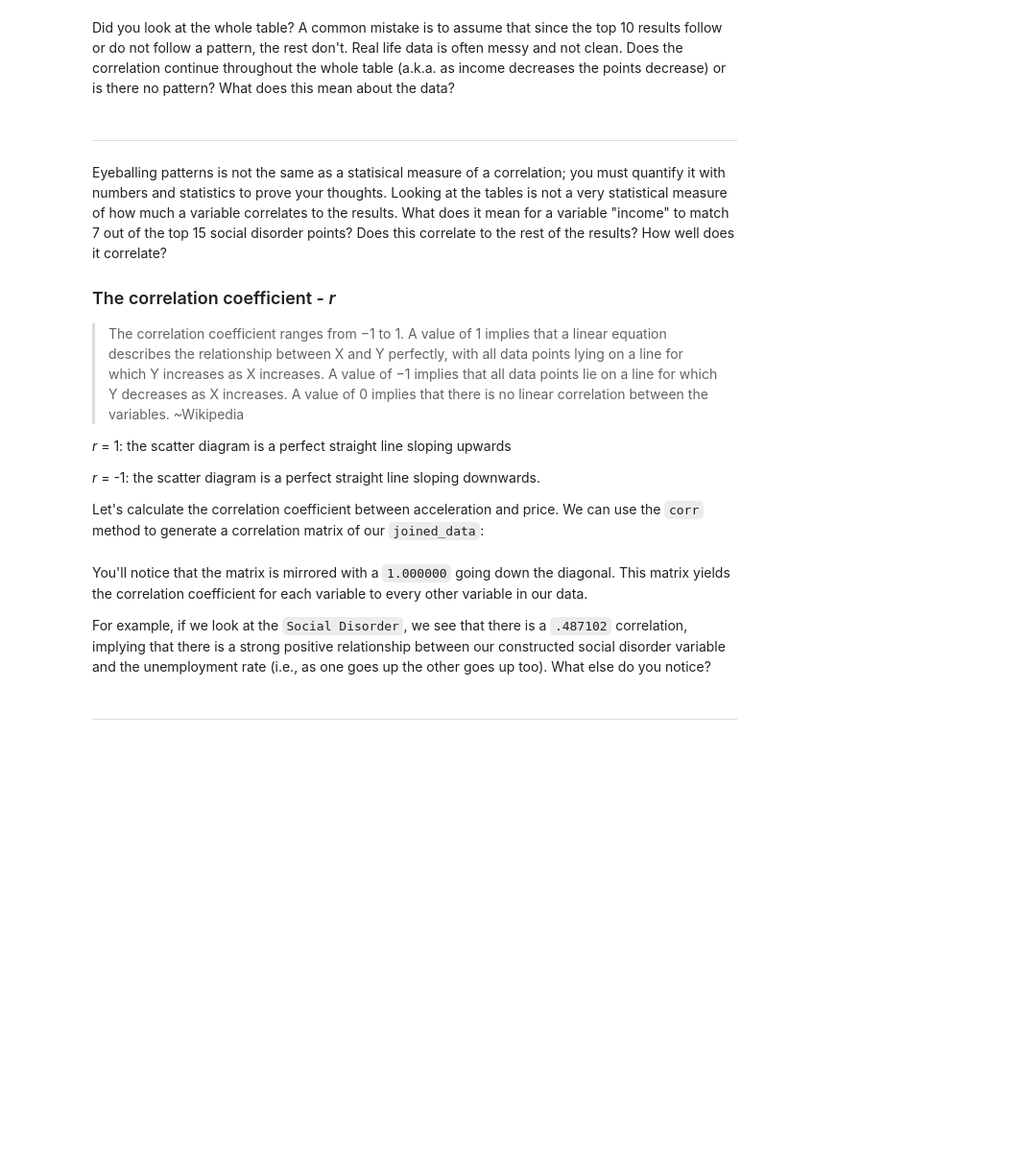
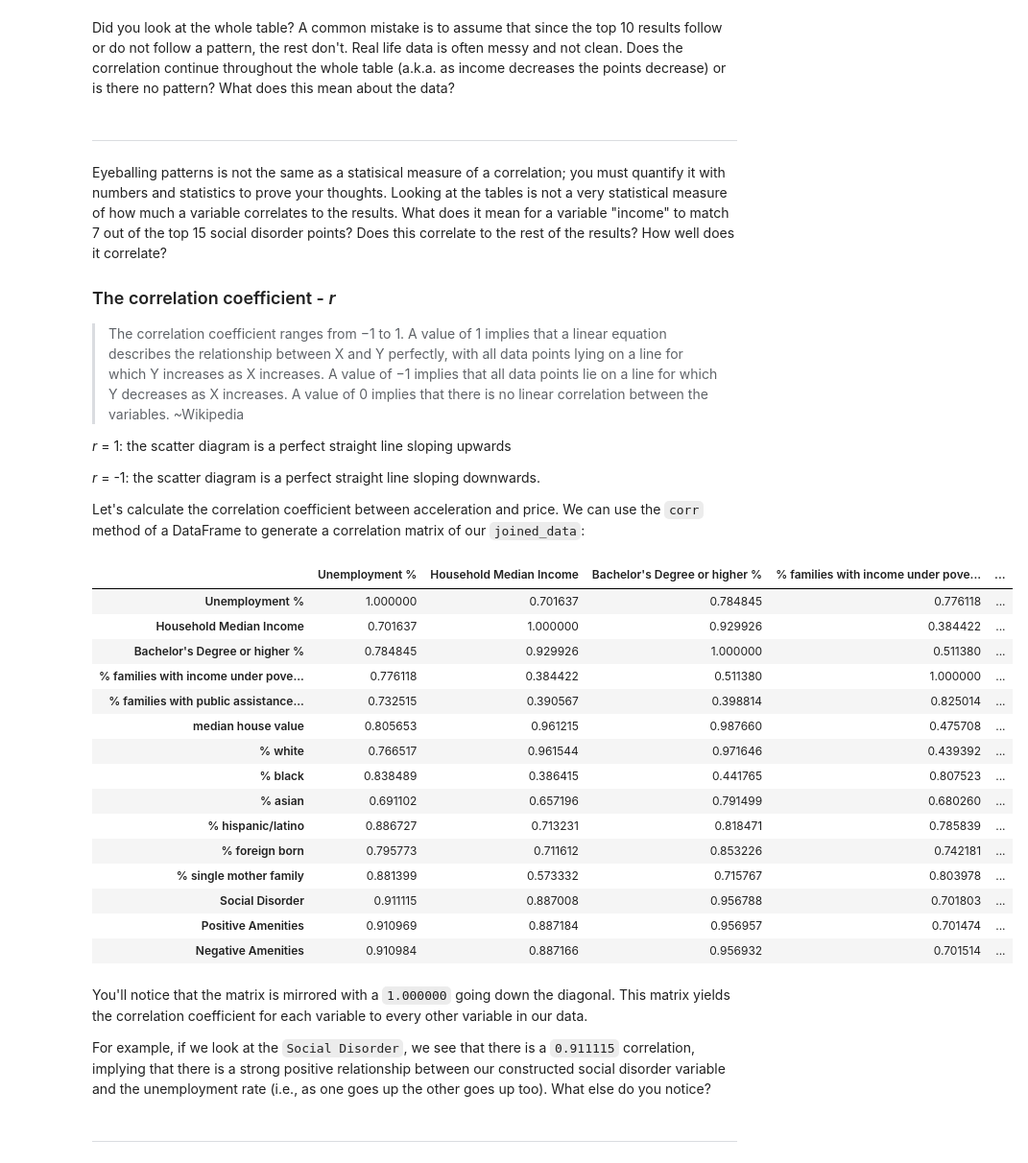
Before and after one commit to ds-modules/SOC-130AC, a Jupyter notebook: 01-The-Neighborhood-fa2018.ipynb, the cells around one changed output. Shown at 96% size. Drawn from its saved outputs; the diff is of its cells as text; code cells hidden in the pictures; blank space fills up the shorter version.

```diff
--- a/01-The-Neighborhood-fa2018.ipynb
+++ b/01-The-Neighborhood-fa2018.ipynb
@@ -376,6 +452,9 @@ negative_amenities = amenities[[
 # %% [markdown]
 To make negative amenities comparable between census tracts, we can find the mean of negative amenities for each census tract. A higher value indicates a more negative census tract
 # %%
-negative_amenities = pd.DataFrame(negative_amenities.groupby("Census Tract").mean().mean(axis=1))
-negative_amenities.columns = ["Negative Amenities"]
+means = negative_amenities.group("Census Tract", np.mean).values.mean(axis=1)
+negative_amenities = Table().with_columns(
+    "Census Tract", np.unique(negative_amenities.column("Census Tract")),
+    "Negative Amenities", means
+)
 negative_amenities
@@ -391,0 +480,3 @@ official_data
+# %%
+official_data = Table.read_table("data/merged-census.csv")
+official_data
@@ -400,0 +498,7 @@ joined_data
+# %%
+joined_data = (official_data
+               .join("Census Tract", social_disorder)
+               .join("Census Tract", positive_amenities)
+               .join("Census Tract", negative_amenities)
+              )
+joined_data
@@ -403,6 +520,9 @@ joined_data
 unobserved_tracts = [alameda["features"][x]['properties']['name10'] for x in range(len(alameda["features"])) \
                      if alameda["features"][x]['properties']['name10'] not in list(joined_data["Census Tract"])]
 
-unobserved_data = pd.DataFrame(data=[[x] + [0] * 15 for x in unobserved_tracts],
-                               columns=joined_data.columns)
-joined_data_map = joined_data.append(unobserved_data)
+unobserved_data = Table().with_column("Census Tract", unobserved_tracts)
+for col in joined_data.labels[1:]:
+    unobserved_data[col] = np.zeros(len(unobserved_tracts))
+
+joined_data = joined_data.append(unobserved_data)
+joined_data.show(5)
@@ -561,13 +712,30 @@ Eyeballing patterns is not the same as a statisical measure of a correlation; yo
 
 *r* = -1: the scatter diagram is a perfect straight line sloping downwards.
 
-Let's calculate the correlation coefficient between acceleration and price. We can use the `corr` method to generate a correlation matrix of our `joined_data`:
+Let's calculate the correlation coefficient between acceleration and price. We can use the `corr` method of a DataFrame to generate a correlation matrix of our `joined_data`:
 # %%
-joined_data.corr()
+joined_data.to_df().corr()
+# %% [output]
+|  | Unemployment % | Household Median Income | Bachelor's Degree or higher % | % families with income under pove... | ... |
+| Unemployment % | 1.000000 | 0.701637 | 0.784845 | 0.776118 | ... |
+| Household Median Income | 0.701637 | 1.000000 | 0.929926 | 0.384422 | ... |
+| Bachelor's Degree or higher % | 0.784845 | 0.929926 | 1.000000 | 0.511380 | ... |
+| % families with income under pove... | 0.776118 | 0.384422 | 0.511380 | 1.000000 | ... |
+| % families with public assistance... | 0.732515 | 0.390567 | 0.398814 | 0.825014 | ... |
+| median house value | 0.805653 | 0.961215 | 0.987660 | 0.475708 | ... |
+| % white | 0.766517 | 0.961544 | 0.971646 | 0.439392 | ... |
+| % black | 0.838489 | 0.386415 | 0.441765 | 0.807523 | ... |
+| % asian | 0.691102 | 0.657196 | 0.791499 | 0.680260 | ... |
+| % hispanic/latino | 0.886727 | 0.713231 | 0.818471 | 0.785839 | ... |
+| % foreign born | 0.795773 | 0.711612 | 0.853226 | 0.742181 | ... |
+| % single mother family | 0.881399 | 0.573332 | 0.715767 | 0.803978 | ... |
+| Social Disorder | 0.911115 | 0.887008 | 0.956788 | 0.701803 | ... |
+| Positive Amenities | 0.910969 | 0.887184 | 0.956957 | 0.701474 | ... |
+| Negative Amenities | 0.910984 | 0.887166 | 0.956932 | 0.701514 | ... |
 # %% [markdown]
 You'll notice that the matrix is mirrored with a `1.000000` going down the diagonal. This matrix yields the correlation coefficient for each variable to every other variable in our data.
 
-For example, if we look at the `Social Disorder`, we see that there is a `.487102` correlation, implying that there is a strong positive relationship between our constructed social disorder variable and the unemployment rate (i.e., as one goes up the other goes up too). What else do you notice?
+For example, if we look at the `Social Disorder`, we see that there is a `0.911115` correlation, implying that there is a strong positive relationship between our constructed social disorder variable and the unemployment rate (i.e., as one goes up the other goes up too). What else do you notice?
 # %% [markdown]
 ---
 # %% [markdown]
```
Also changed, not shown: parts of 21 cells of this notebook, 1 other file.
